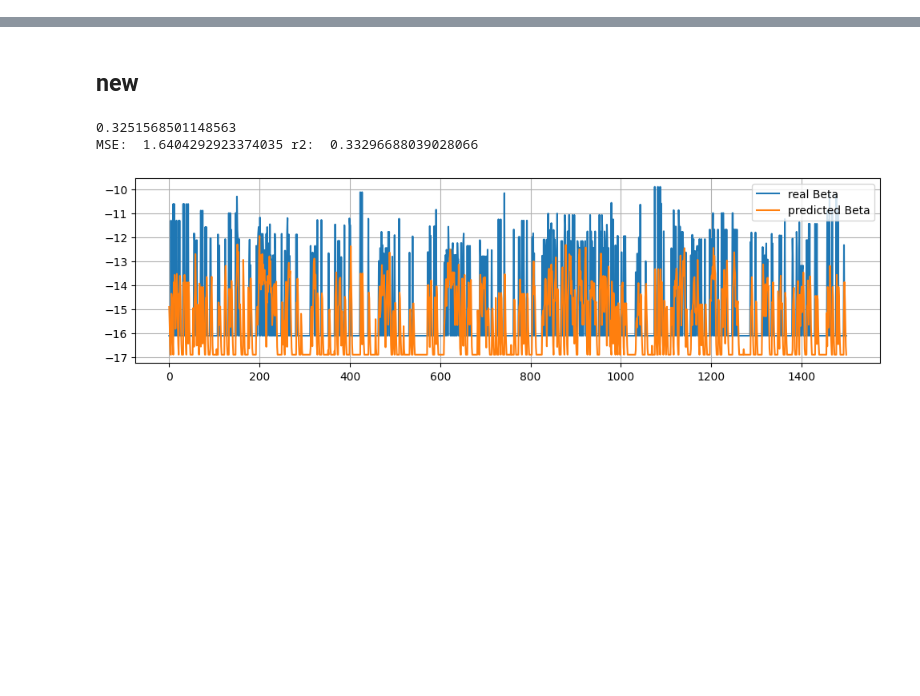
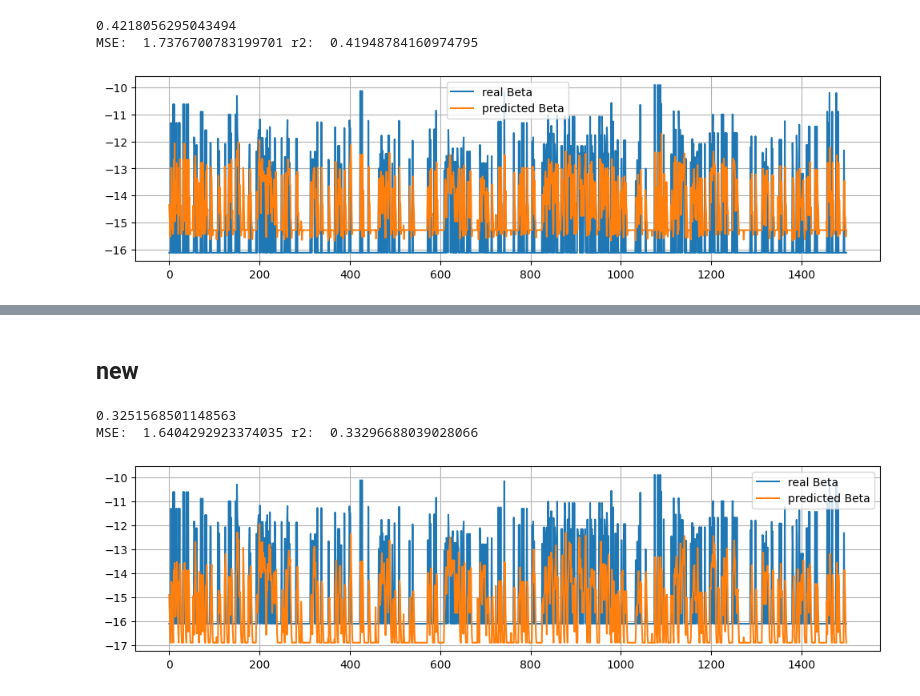
Before and after one commit to Mpkosh/network_hybrid_33, a Jupyter notebook: save_model_regression_bt.ipynb, the cells around one changed output, grey strips where cells are left out. Saved outputs shown, nothing was run; the diff lists cells and outputs as text; code cells hidden in the pictures; blank space fills up the shorter version.

```diff
--- a/save_model_regression_bt.ipynb
+++ b/save_model_regression_bt.ipynb
@@ -20,7 +20,10 @@ def load_and_prepare_data(seed_dir, seeds_train, lag,
     train_df = []
     for i in seeds_train:
         if is_filename:
-            seed_df = pd.read_csv(seed_dir+i[0], usecols=['Beta','E','I'])
+            _, beta, gc,dc, initi, alpha, _, seed = i[0].split('_')
+            filen = f'p_{round(float(beta), 2)}_{gc}_{dc}_{initi}_{round(float(alpha), 2)}_seed_{seed}'
+            seed_df = pd.read_csv(seed_dir+filen, usecols=['Beta','E','I'])
+            #seed_df = pd.read_csv(seed_dir+i[0], usecols=['Beta','E','I'])
         else:
             seed_df = pd.read_csv(seed_dir+f'seir_seed_{i}.csv')
 
@@ -119,3 +122,24 @@ def plot(model_file, train_df, features):
     plt.plot(pred[:size], ls='-', marker='', label='predicted Beta')
     plt.grid()
     plt.legend()
+# %%
+seed_dir = "../long_sw_100000_fin/"
+model_file = 'long_sw100k_regression_bt.joblib'
+lag = 4
+
+seeds_train = pd.read_csv('train_files.csv').values[::10]
+train_df = load_and_prepare_data(seed_dir, seeds_train, lag=lag,
+                                  is_filename=True)
+
+train_model(train_df, model_file, features='',
+                degree=3, alpha=0.0001, max_iter=10000)
+
+seeds_val= pd.read_csv('val_files.csv').values[::10]
+val_df = load_and_prepare_data(seed_dir, seeds_val, lag=lag,
+                                  is_filename=True)
+
+plot(model_file, val_df, features='')
+# %% [output]
+0.4218056295043494
+MSE:  1.7376700783199701 r2:  0.41948784160974795
+[figure, added]
```
Also changed, not shown: parts of 1 cell of this notebook, 26 other files.
